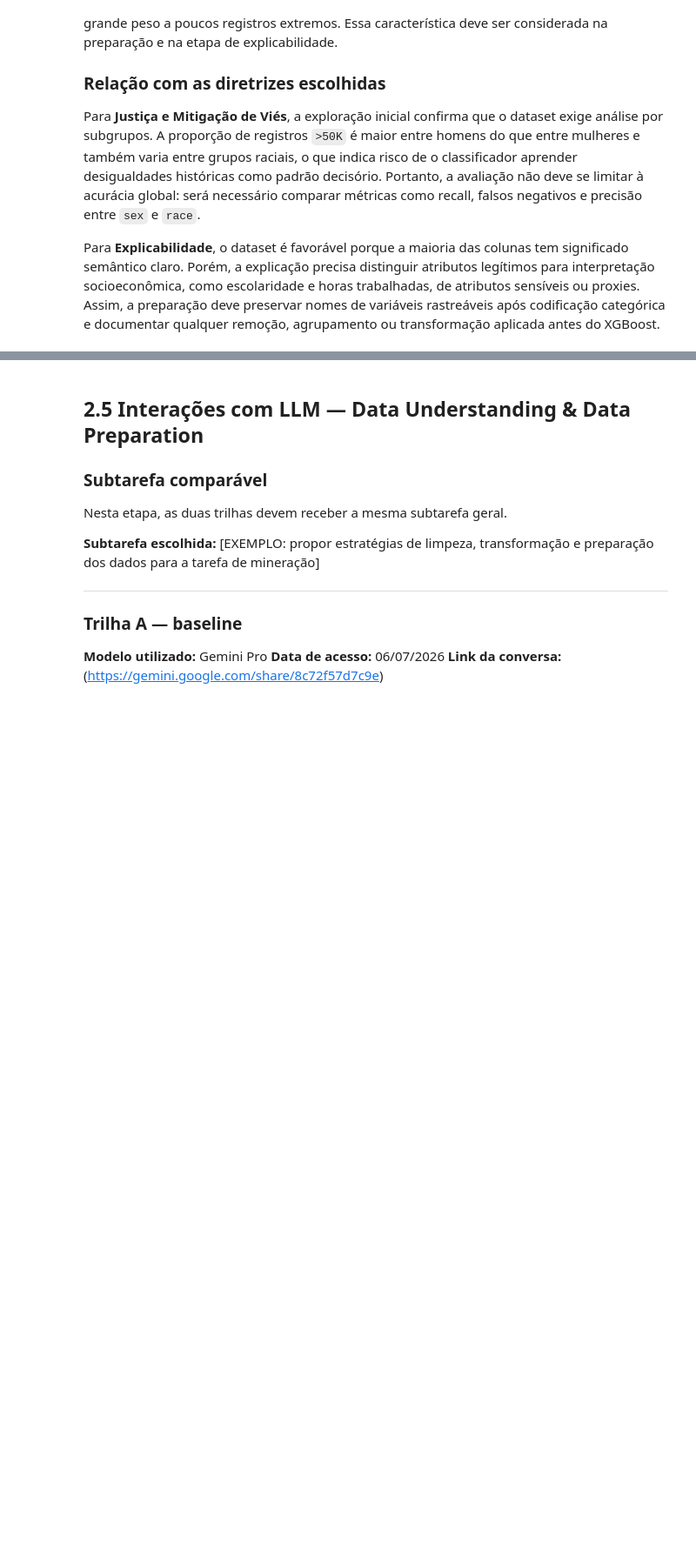
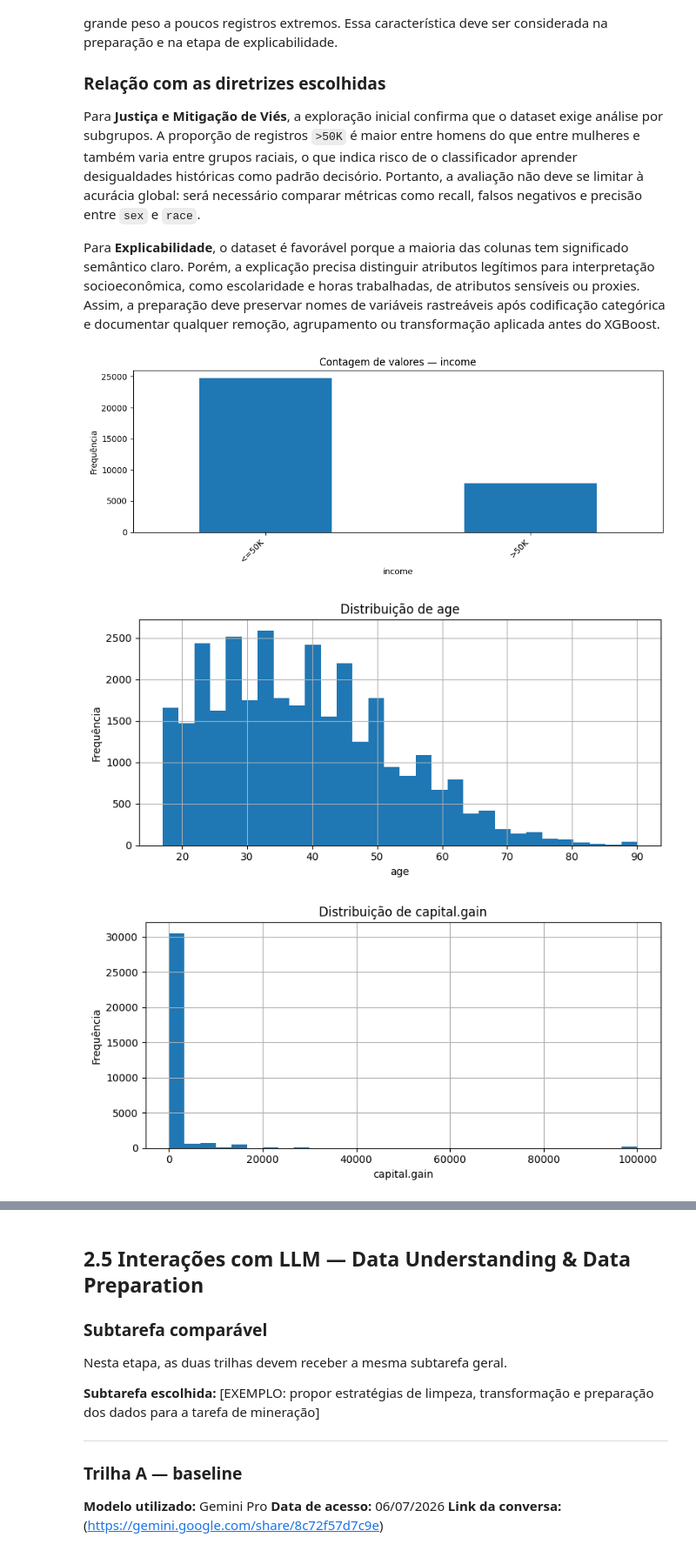
Before and after one commit to Doctor-Math/TPs-Mineracao-de-Dados, a Jupyter notebook: notebooks/tp3/TP3_Fase2_Grupo6.ipynb, the cells around one changed output, grey strips where cells are left out. Shown at 87% size. Drawn from its saved outputs; the diff is of its cells as text; code cells hidden in the pictures; blank space fills up the shorter version.

Commit message:
seção 2 completa

```diff
--- a/notebooks/tp3/TP3_Fase2_Grupo6.ipynb
+++ b/notebooks/tp3/TP3_Fase2_Grupo6.ipynb
@@ -491,34 +569,41 @@ def plot_distribuicao_numerica(df: pd.DataFrame, coluna: str) -> None:
     plt.show()
 
 def plot_contagem_categorica(df: pd.DataFrame, coluna: str, top_n: int = 20) -> None:
     plt.figure(figsize=(10, 4))
     df[coluna].value_counts(dropna=False).head(top_n).plot(kind="bar")
     plt.title(f"Contagem de valores — {coluna}")
     plt.xlabel(coluna)
     plt.ylabel("Frequência")
     plt.xticks(rotation=45, ha="right")
     plt.tight_layout()
     plt.show()
 
 def plot_matriz_correlacao(df: pd.DataFrame) -> None:
     numericas = df.select_dtypes(include=np.number)
 
     if numericas.shape[1] < 2:
         print("Não há pelo menos duas variáveis numéricas para calcular correlação.")
         return
 
     corr = numericas.corr()
 
     plt.figure(figsize=(8, 6))
     plt.imshow(corr, aspect="auto")
     plt.colorbar()
     plt.xticks(range(len(corr.columns)), corr.columns, rotation=45, ha="right")
     plt.yticks(range(len(corr.columns)), corr.columns)
     plt.title("Matriz de correlação — variáveis numéricas")
     plt.tight_layout()
     plt.show()
 
-# Exemplos de uso:
-# plot_distribuicao_numerica(df, "[COLUNA_NUMERICA]")
-# plot_contagem_categorica(df, "[COLUNA_CATEGORICA]")
-# plot_matriz_correlacao(df)
+# Gráficos usados na interpretação da Seção 2.2.
+plot_contagem_categorica(df, TARGET_COLUMN)
+plot_distribuicao_numerica(df, "age")
+plot_distribuicao_numerica(df, "capital.gain")
+plot_contagem_categorica(df, "education", top_n=12)
+plot_contagem_categorica(df, "occupation", top_n=12)
+plot_matriz_correlacao(df)
+# %% [output]
+[figure, added]
+[figure, added]
+[figure, added]
```
Also changed, not shown: parts of 11 cells of this notebook.
